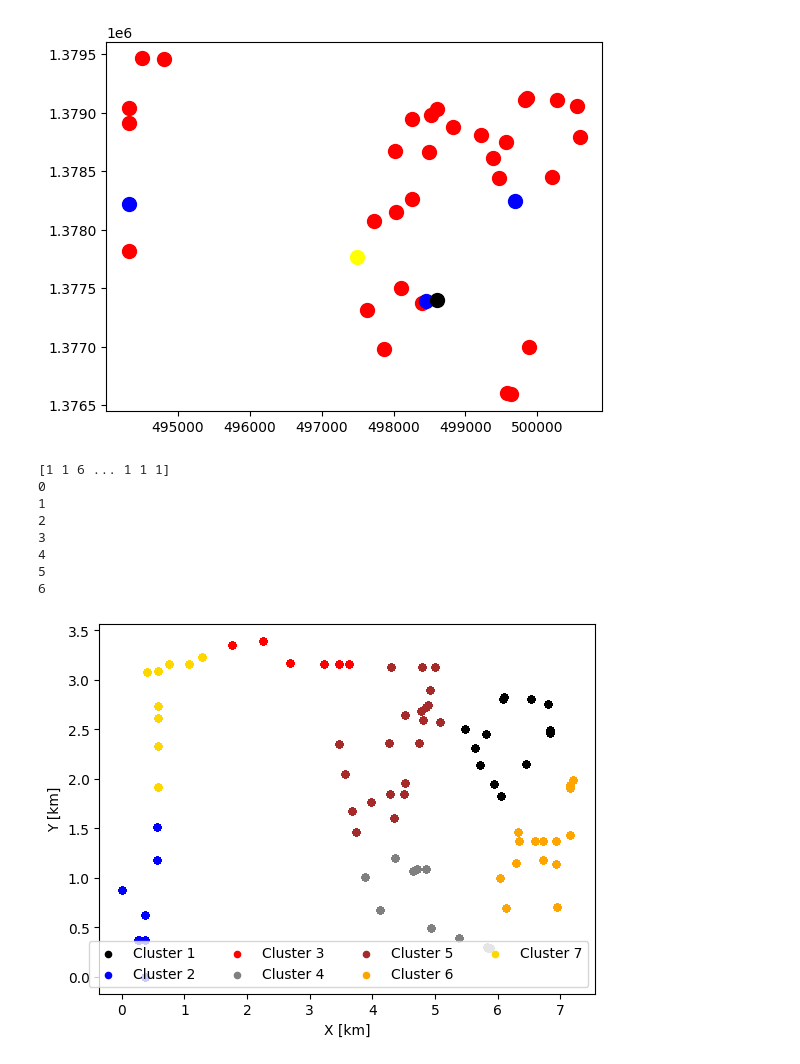
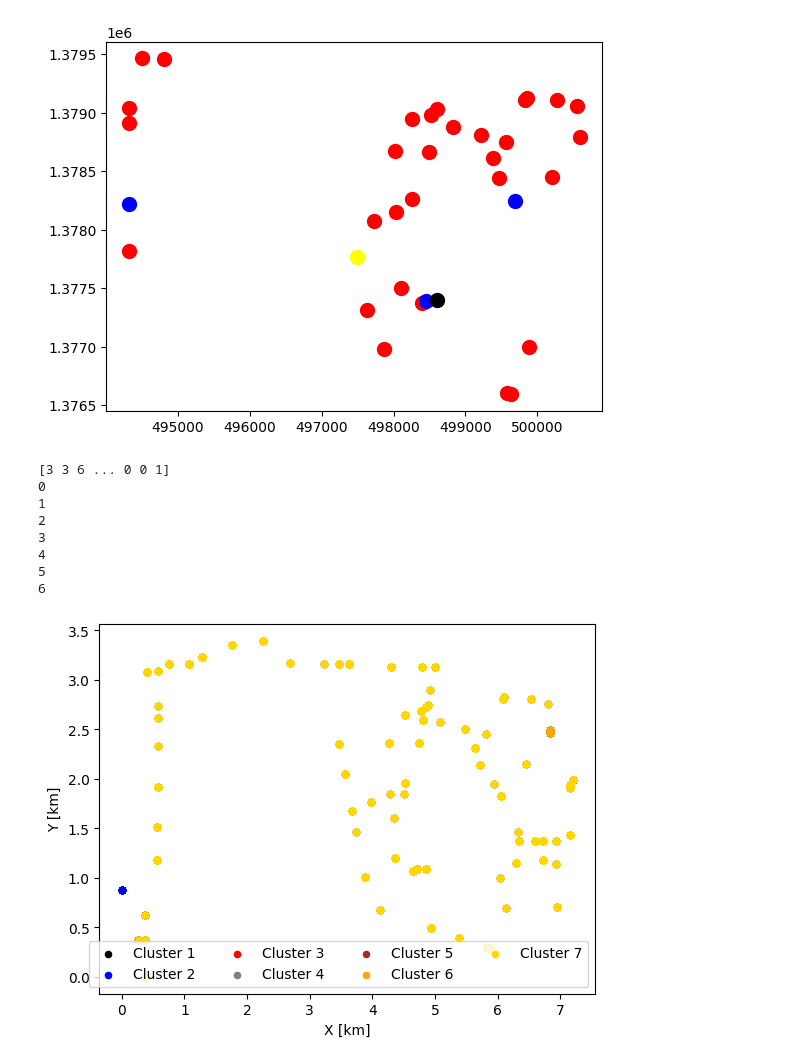
Before and after one commit to WITS-Restart/WDN-Dataset-Workbench, a Jupyter notebook: plot-analysis/plot-demand.ipynb, the cells around one changed output. Cells and saved outputs as stored; diff of their text form; code cells hidden in the pictures.

```diff
--- a/plot-analysis/plot-demand.ipynb
+++ b/plot-analysis/plot-demand.ipynb
@@ -9,11 +9,14 @@ root_path = '..'
 # save_csv_path = f'/networks/dataset-network-out/NET_3/h_24/'
 # file_1 = 'NET_3_bd_pattern_h_24_leak_area_0_nodes.csv'
 #
+save_csv_path = f'/networks/dataset-network-out/NET_3/h_720/'
+file_1 = 'NET_3_bd_pattern_h_720_leak_area_0_nodes.csv'
+
 # save_csv_path = f'/networks/dataset-network-out/NET_3/h_720/'
-# file_1 = 'NET_3_bd_pattern_h_720_leak_area_0_nodes.csv'
+# file_1 = 'NET_3_bd_0_05_h_720_leak_area_0_nodes.csv'
 
-save_csv_path = f'/networks/dataset-network-out/NET_3/h_720/'
-file_1 = 'NET_3_bd_0_05_h_720_leak_area_0_nodes.csv'
+# save_csv_path = f'/networks/dataset-network-out/NET_3/h_720/'
+# file_1 = 'NET_3_bd_0_0001_h_720_leak_area_0_nodes.csv'
 
 wdn = pd.read_csv(root_path + save_csv_path + file_1, sep=';')
 # %%
@@ -387,7 +391,7 @@ min_y_pos = wdn["y_pos"].min()
 numberOutputCluster = 7 # 9 #12
 cluster_map = pd.DataFrame()
 kmeans_matrix = wdn.drop (columns=[
-'hour', 'nodeID', 'node_type', 'has_leak', 'leak_area_value', 'leak_discharge_value', 'leak_demand_value',
+'hour', 'nodeID', 'node_type', 'has_leak', 'leak_area_value', 'leak_discharge_value', 'leak_demand_value', 'x_pos', 'y_pos'
 ]).values
 
 if len(kmeans_matrix)>numberOutputCluster:
@@ -423,32 +427,32 @@ if len(kmeans_matrix)>numberOutputCluster:
         axs2.scatter((nodeGroup['x_pos']-min_x_pos)/1000, (nodeGroup['y_pos']-min_y_pos)/1000, marker='o', c=cs, s=20, label = 'Cluster '+str(label+1))
 
         if True:
             colorIndex += 1
             # nodeGroupList.append(nodeGroupListRow)
             # nodeGroupListRow = []
 
     # nodeGroupList.append(nodeGroupListRow)
     # print(nodeGroupList)
     # sys.exit(1)
 
 
 
 
     axs2.legend(ncol=4, loc='lower right')
     axs2.set_ylabel('Y [km]')
     axs2.set_xlabel('X [km]')
     # axs2.set_ylim([-0.8, 4.2])
 
     # output_filename = "tensorflow_group_datasets/fig/node_network_group_position.pdf"
     # plt.savefig(output_filename, dpi=300, bbox_inches="tight")
     plt.show()
 # %% [output]
-[1 1 6 ... 1 1 1]
+[3 3 6 ... 0 0 1]
 0
 1
 2
 3
 4
 5
 6
-[figure, old version]
+[figure, new version]
```
Also changed, not shown: parts of 6 cells of this notebook, 52 other files.
